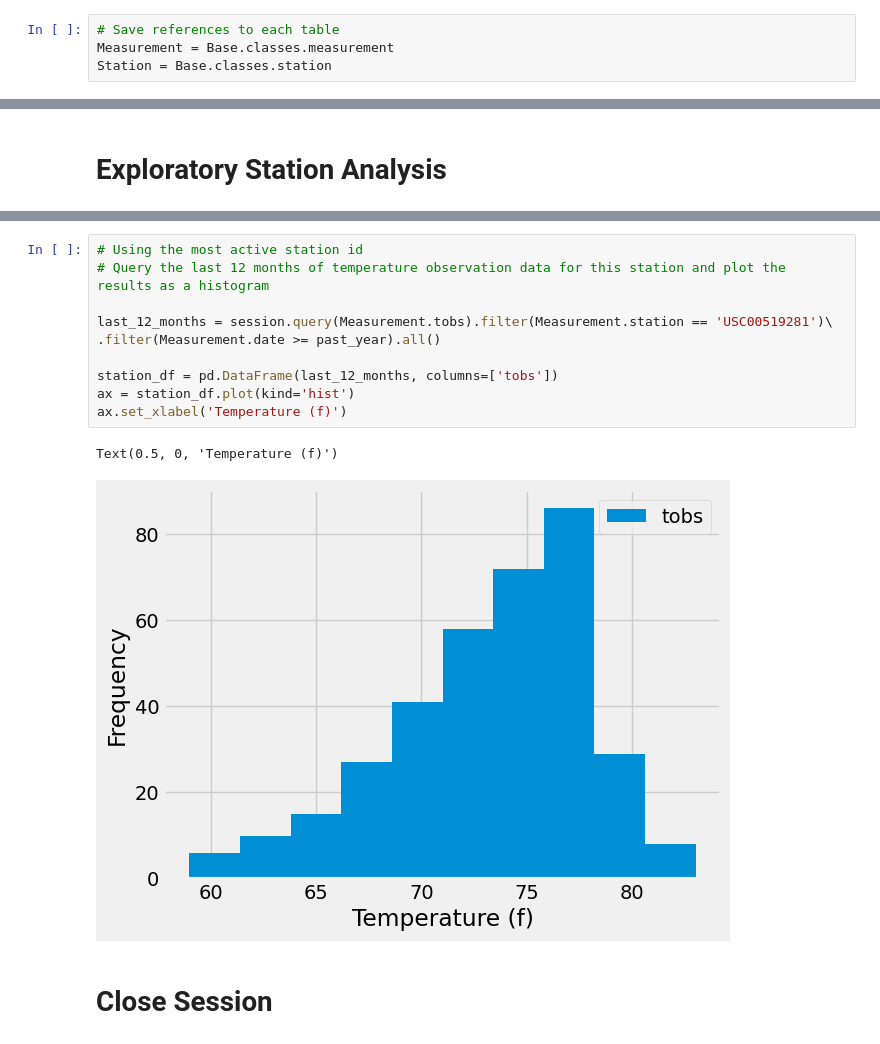
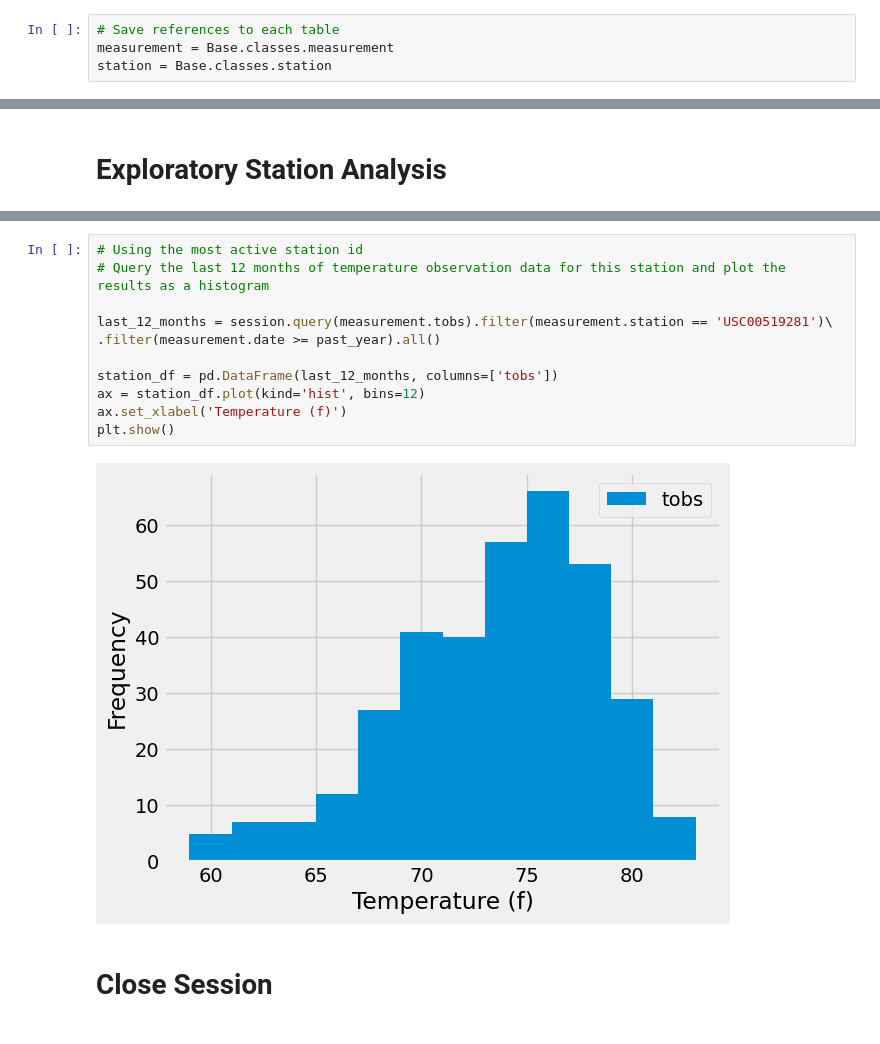
Before and after one commit to nicduffee/sqlalchemy-challenge, a Jupyter notebook: SurfsUp/Exploratory_Analysis.ipynb, the cells around one changed output, grey strips where cells are left out. Saved outputs shown, nothing was run; the diff lists cells and outputs as text.

```diff
--- a/SurfsUp/Exploratory_Analysis.ipynb
+++ b/SurfsUp/Exploratory_Analysis.ipynb
@@ -30,8 +30,8 @@ Base.classes.keys()
 ['measurement', 'station']
 # %%
 # Save references to each table
-Measurement = Base.classes.measurement
-Station = Base.classes.station
+measurement = Base.classes.measurement
+station = Base.classes.station
 # %%
 # Create our session (link) from Python to the DB
 session = Session(engine)
@@ -114,16 +115,16 @@ session.query(func.min(Measurement.tobs), func.max(Measurement.tobs),
 # %%
 # Using the most active station id
 # Query the last 12 months of temperature observation data for this station and plot the results as a histogram
 
-last_12_months = session.query(Measurement.tobs).filter(Measurement.station == 'USC00519281')\
-.filter(Measurement.date >= past_year).all()
+last_12_months = session.query(measurement.tobs).filter(measurement.station == 'USC00519281')\
+.filter(measurement.date >= past_year).all()
 
 station_df = pd.DataFrame(last_12_months, columns=['tobs'])
-ax = station_df.plot(kind='hist')
+ax = station_df.plot(kind='hist', bins=12)
 ax.set_xlabel('Temperature (f)')
+plt.show()
 # %% [output]
-Text(0.5, 0, 'Temperature (f)')
-[figure, old version]
+[figure, new version]
 # %% [markdown]
 # Close Session
 # %%
```
Also changed, not shown: parts of 5 cells of this notebook.
